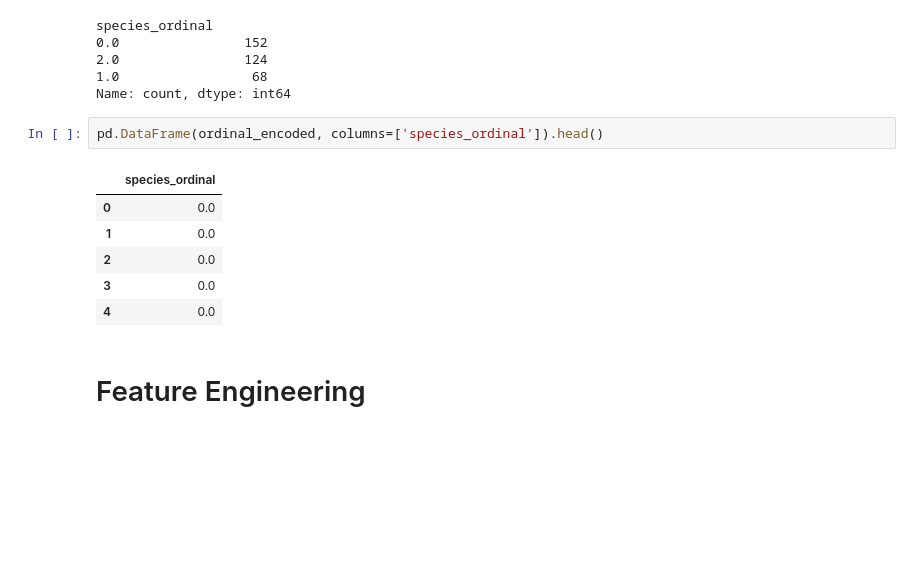
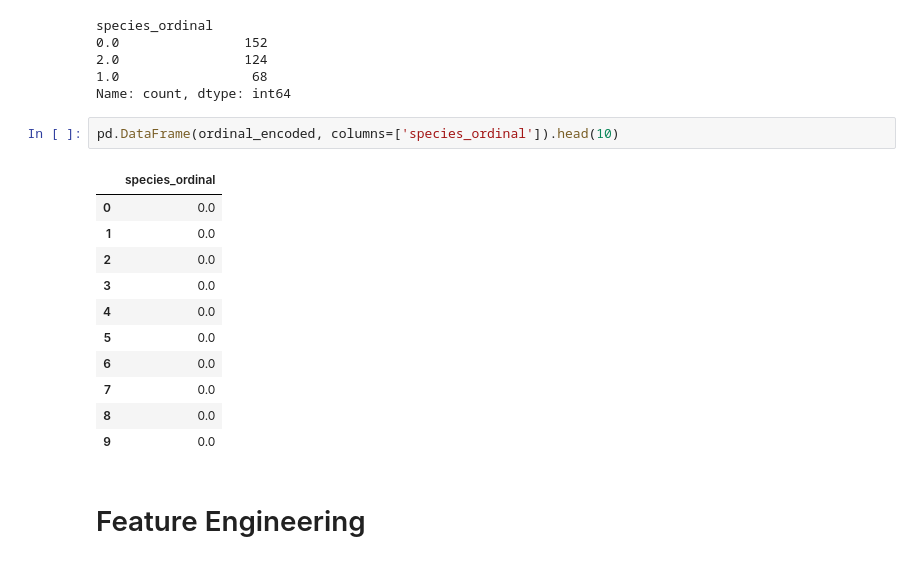
Before and after one commit to skills-cogrammar/C7-Lecture-Backpack, a Jupyter notebook: 3 - Data Science (DS)/Week 06/7 - Sunday (Repeat)/Lecture/preprocessing.ipynb, the cells around one changed output. Cells and saved outputs as stored; diff of their text form; blank space fills up the shorter version.

```diff
--- a/3 - Data Science (DS)/Week 06/7 - Sunday (Repeat)/Lecture/preprocessing.ipynb
+++ b/3 - Data Science (DS)/Week 06/7 - Sunday (Repeat)/Lecture/preprocessing.ipynb
@@ -107,14 +152,19 @@ species_ordinal
 1.0                 68
 Name: count, dtype: int64
 # %%
-pd.DataFrame(ordinal_encoded, columns=['species_ordinal']).head()
+pd.DataFrame(ordinal_encoded, columns=['species_ordinal']).head(10)
 # %% [output]
 |  | species_ordinal |
 | 0 | 0.0 |
 | 1 | 0.0 |
 | 2 | 0.0 |
 | 3 | 0.0 |
 | 4 | 0.0 |
+| 5 | 0.0 |
+| 6 | 0.0 |
+| 7 | 0.0 |
+| 8 | 0.0 |
+| 9 | 0.0 |
 # %% [markdown]
 # Feature Engineering
 # %%
```
Also changed, not shown: parts of 8 cells of this notebook, 3 other files.
